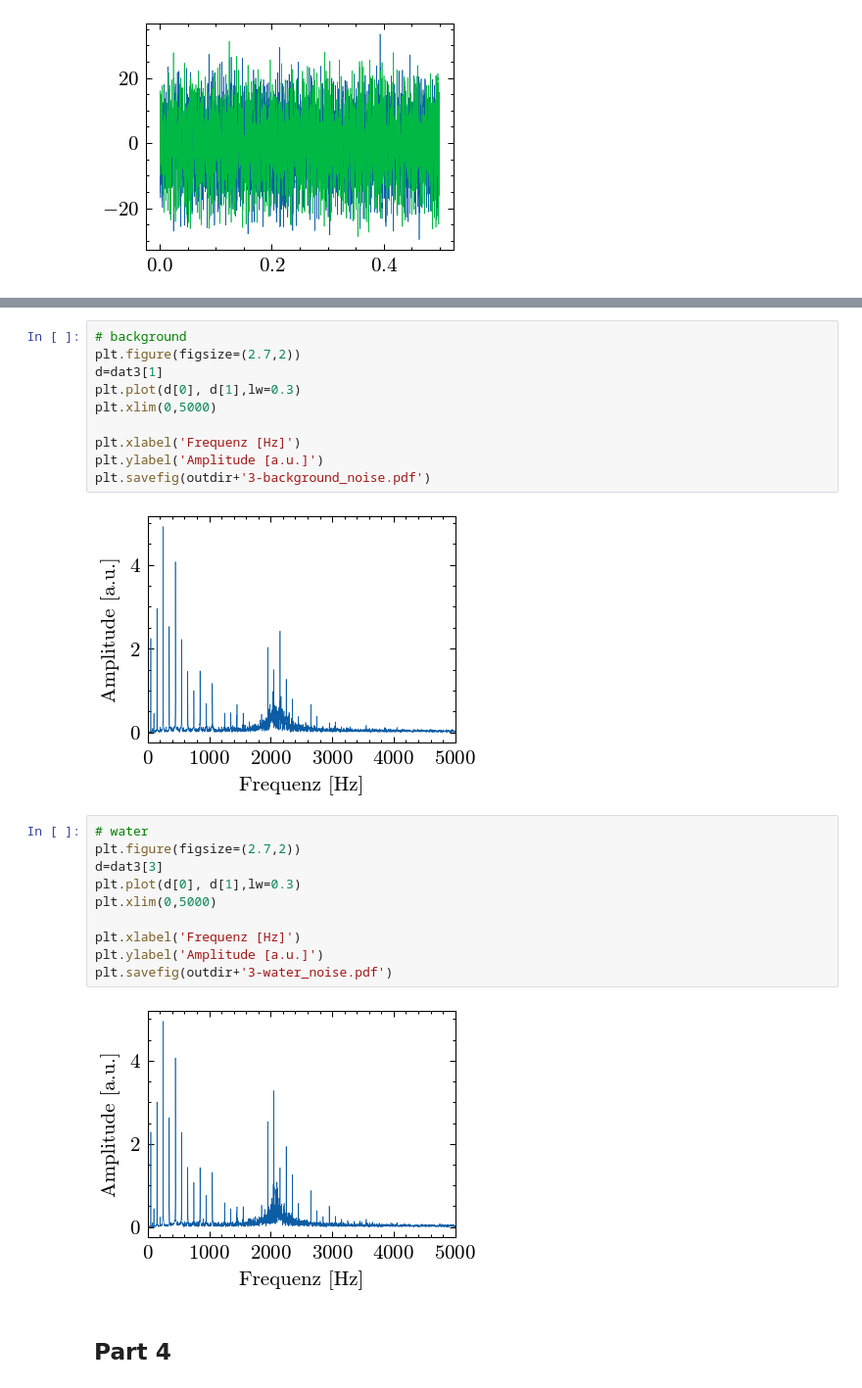
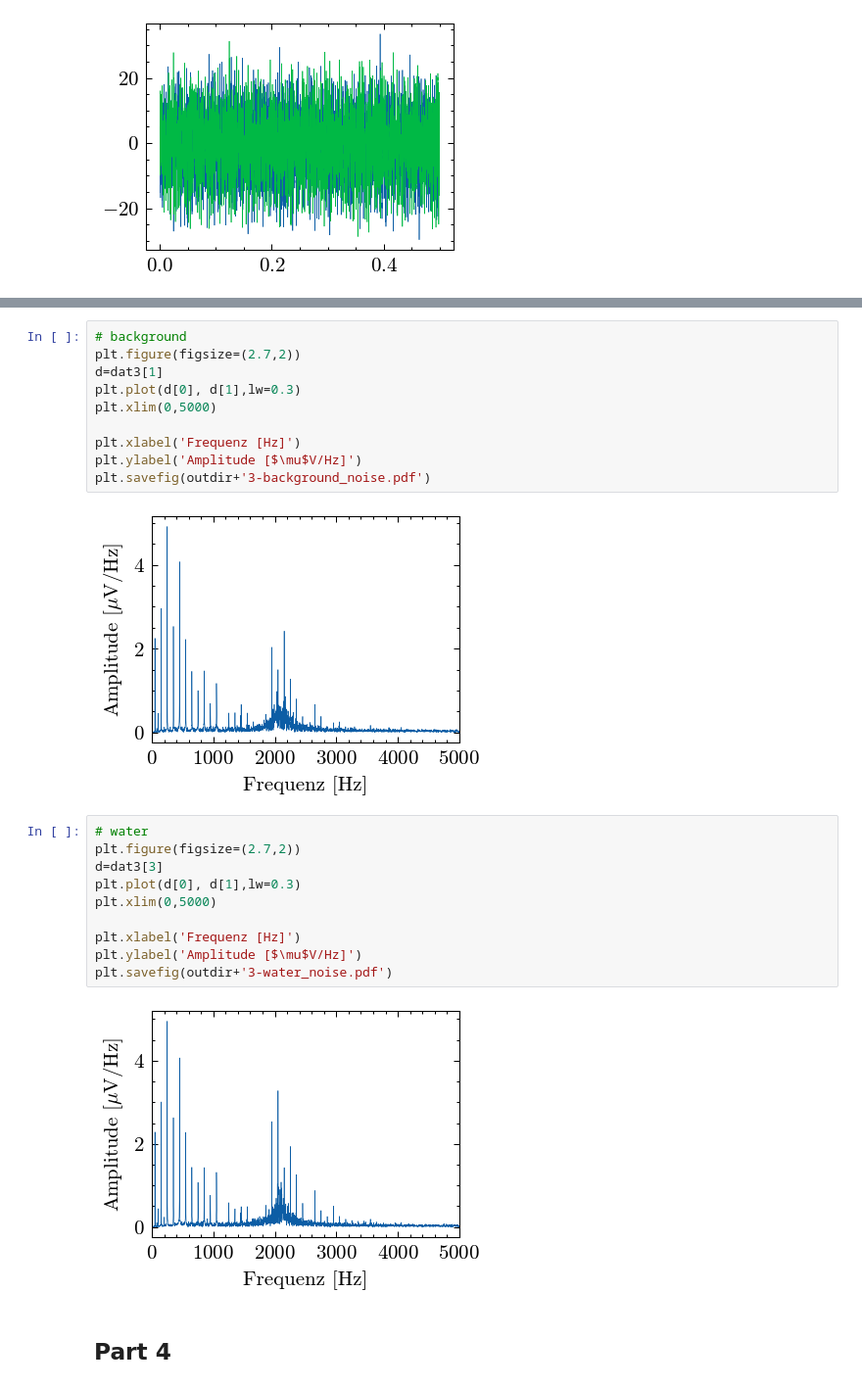
Before and after one commit to emhl/FP2, a Jupyter notebook: kernspin.ipynb, the cells around one changed output, grey strips where cells are left out. Shown at 98% size. Cells and saved outputs as stored; diff of their text form.

```diff
--- a/kernspin.ipynb
+++ b/kernspin.ipynb
@@ -107,22 +126,22 @@ plt.plot(d[0], d[1],lw=0.3)
 plt.xlim(0,5000)
 
 plt.xlabel('Frequenz [Hz]')
-plt.ylabel('Amplitude [a.u.]')
+plt.ylabel('Amplitude [$\mu$V/Hz]')
 plt.savefig(outdir+'3-background_noise.pdf')
 # %% [output]
-[figure, old version]
+[figure, new version]
 # %%
 # water
 plt.figure(figsize=(2.7,2))
 d=dat3[3]
 plt.plot(d[0], d[1],lw=0.3)
 plt.xlim(0,5000)
 
 plt.xlabel('Frequenz [Hz]')
-plt.ylabel('Amplitude [a.u.]')
+plt.ylabel('Amplitude [$\mu$V/Hz]')
 plt.savefig(outdir+'3-water_noise.pdf')
 # %% [output]
-[figure, old version]
+[figure, new version]
 # %% [markdown]
 ## Part 4
 # %%
```
Also changed, not shown: parts of 7 cells of this notebook.
